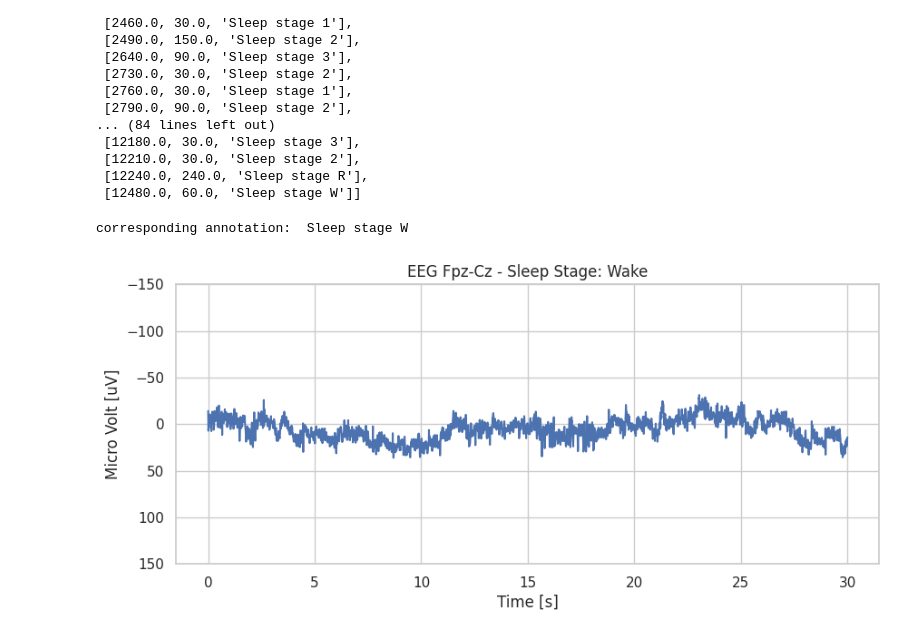
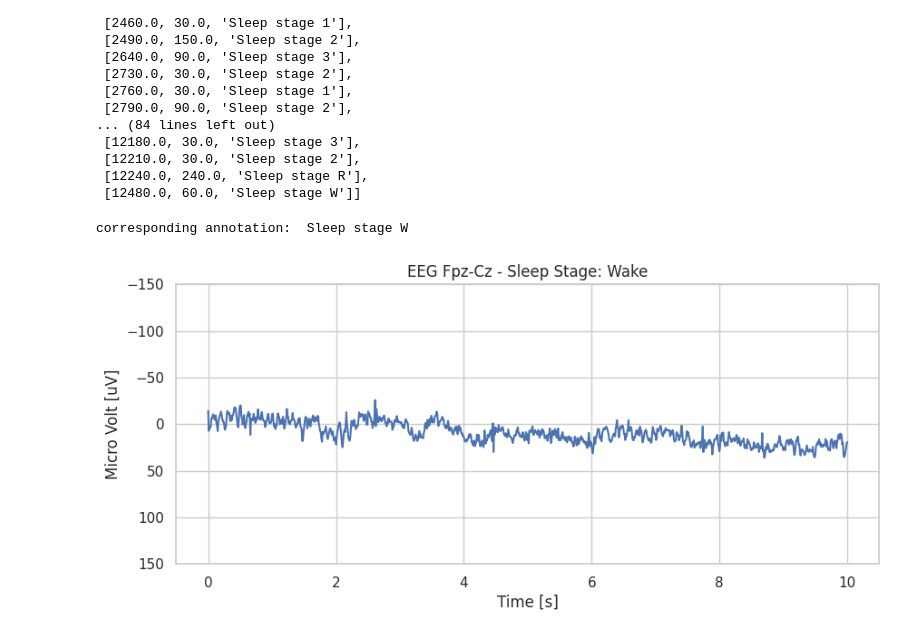
Before and after one commit to MatteoManni99/physioex, a Jupyter notebook: examples/tesi_plots.ipynb, the cells around one changed output. Drawn from its saved outputs; the diff is of its cells as text; code cells hidden in the pictures.

```diff
--- a/examples/tesi_plots.ipynb
+++ b/examples/tesi_plots.ipynb
@@ -69,7 +69,7 @@ def plot_raw_signal(start, finish, title):
         if start >= annotation[0] and finish <= annotation[0]+annotation[1]:
             print("corresponding annotation: ", annotation[2])
 
-    t = np.linspace(0, 30, 3000)
+    t = np.linspace(0, 10, 1000)
     plt.figure(figsize=(10, 4))  # Define figure size
     sns.lineplot(x=t, y=signal_to_plot, color="b")
 
@@ -82,8 +82,8 @@ def plot_raw_signal(start, finish, title):
     # Display the plot
     plt.show()
 # %%
-plot_raw_signal(160, 190, "EEG Fpz-Cz - Sleep Stage: Wake")
+plot_raw_signal(160, 170, "EEG Fpz-Cz - Sleep Stage: Wake")
 # %% [output]
 corresponding annotation:  Sleep stage W
-[figure, old version]
+[figure, new version]
 # %%
```
Also changed, not shown: parts of 3 cells of this notebook, 5 other files.
